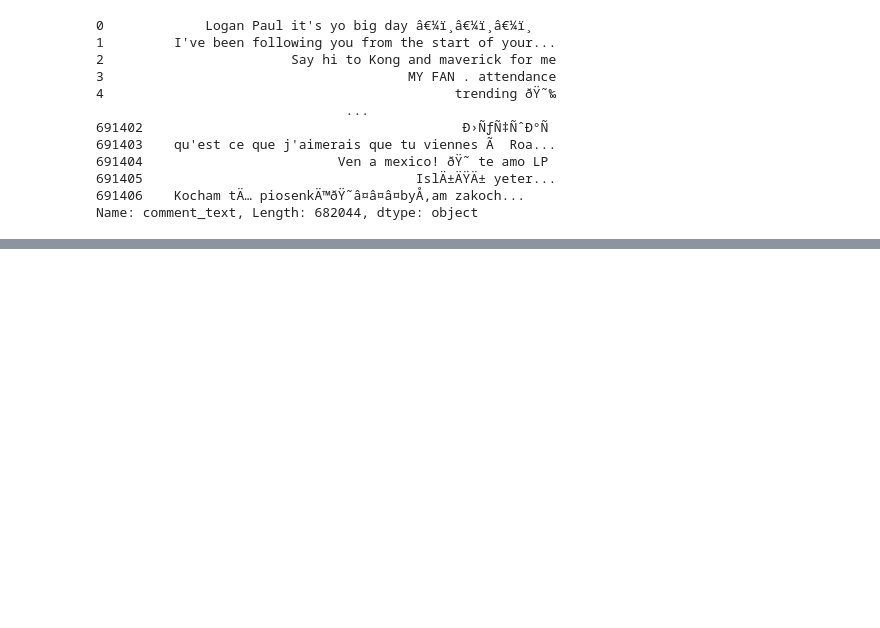
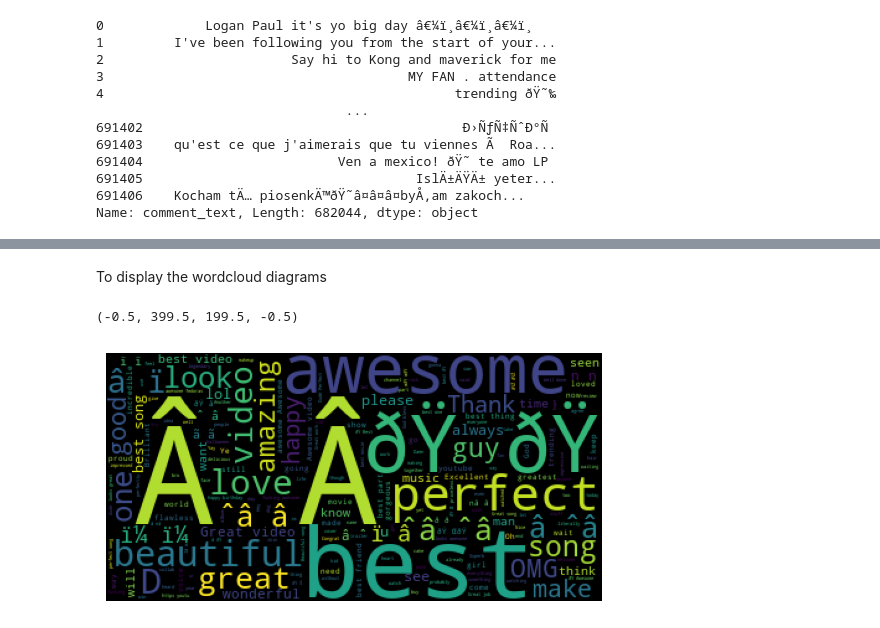
Before and after one commit to Kunathly10/text_data_analysis, a Jupyter notebook: Youtube_Analysis.ipynb, the cells around one changed output, grey strips where cells are left out. Drawn from its saved outputs; the diff is of its cells as text; code cells hidden in the pictures; blank space fills up the shorter version.

Commit message:
Word Text Analysis

```diff
--- a/Youtube_Analysis.ipynb
+++ b/Youtube_Analysis.ipynb
@@ -159,4 +174,2 @@ positive_sentiment_value = df['sentiment_value']>= 1
-# %%
-positive_sentiment_value = df[positive_sentiment_value]
 # %%
 #The negative sentiment_value word cloud
@@ -181,3 +192,6 @@ negative_sentiment_value
+# %%
+comments_positive = df[positive_sentiment_value]
+comments_negative = df[negative_sentiment_value]
 # %% [markdown]
 To conduct the word cloud analysis, I will install and make use of the wordcloud package
 # %%
@@ -238,0 +259,14 @@ Name: comment_text, Length: 682044, dtype: object
+# %%
+total_positive_comments = ' '.join(comments_positive['comment_text'])
+total_negative_comments = ' '.join(comments_negative['comment_text'])
+# %%
+wordcloud_positive = WordCloud(stopwords=set(STOPWORDS)).generate(total_positive_comments)
+wordcloud_negative = WordCloud(stopwords=set(STOPWORDS)).generate(total_negative_comments )
+# %% [markdown]
+To display the wordcloud diagrams
+# %%
+plt.imshow(wordcloud_positive)
+plt.axis('off')
+# %% [output]
+(-0.5, 399.5, 199.5, -0.5)
+[figure, added]
```
Also changed, not shown: parts of 8 cells of this notebook.
